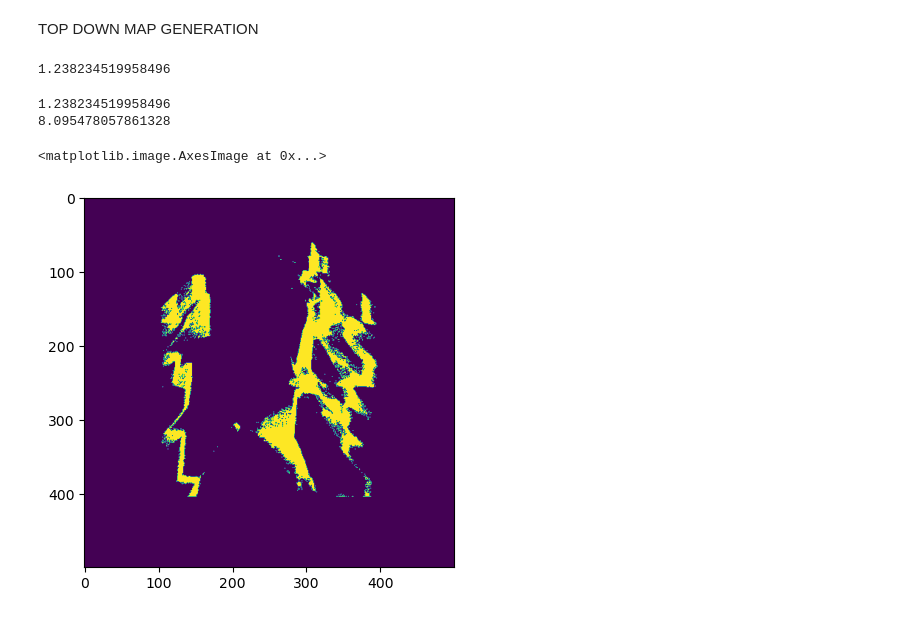
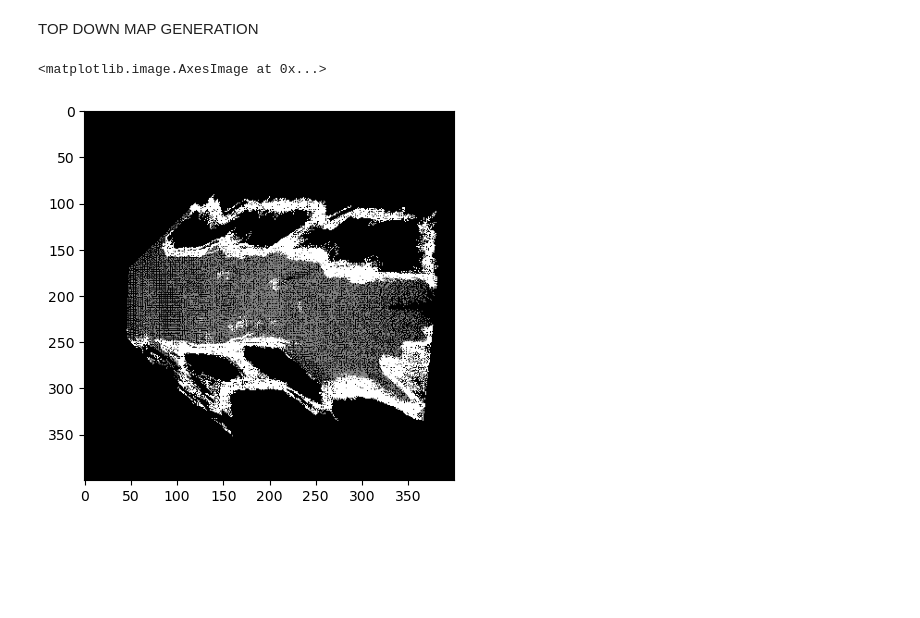
Before and after one commit to shaantanu314/small-object-detection, a Jupyter notebook: parse_rosbag.ipynb, the cells around one changed output. Cells and saved outputs as stored; diff of their text form; code cells hidden in the pictures; blank space fills up the shorter version.

```diff
--- a/parse_rosbag.ipynb
+++ b/parse_rosbag.ipynb
@@ -295,7 +309,7 @@ print(np.mean(np.array(floor_pcd.points)[:,1]))
 -1.0590188127292328
 -0.3724166771893857
 # %%
-pcd = o3d.io.read_point_cloud('/media/god-particle/DA48D0B148D08D9F/shaantanu_honours/data/pcd/point_cloud.pcd')
+pcd = o3d.io.read_point_cloud('/media/god-particle/DA48D0B148D08D9F/shaantanu_honours/data/pcd/rtabmap_pcd.pcd')
 # %% [markdown]
 ### Results
 # %%
@@ -317,16 +341,22 @@ TOP DOWN MAP GENERATION
 # %%
 points = np.array(pcd.points)
 colors = np.array(pcd.colors)
+
+floorpoints = np.array(pcd.points)
+floorcolors = np.array(pcd.colors)
+
 points[:,1] *= -1
 # idx = np.where((points[:,1] >0.1) & (points[:,1] < 1.5) )[0]
-idx = np.where((points[:,1] > -0.3) )[0]
-
+idx = np.where((points[:,2] > -0.13) )[0]
+floor_idx = np.where((points[:,2] <= -0.1) )[0]
 # print(idx)
 # print(points[[idx]])
+floorpoints = points[floor_idx]
+floorcolors = colors[floor_idx]
 points = points[idx]
 colors = colors[idx]
 
-print(np.min(points[:,2]))
+
 
 
 # # print(points.shape)
@@ -335,33 +365,36 @@ print(np.min(points[:,2]))
 # pcd_test.points = o3d.utility.Vector3dVector(points)
 # pcd_test.colors = o3d.utility.Vector3dVector(colors)
 # o3d.visualization.draw_geometries([pcd_test])
-# %% [output]
-1.238234519958496
 # %%
-MAP_W = 500
-MAP_H = 500
+MAP_W = 400
+MAP_H = 400
 PAD = 0
-S = 0.02
+S = 0.03
-# %%
-print(np.min(points2D[:,1]))
-print(np.max(points2D[:,1]))
-# %% [output]
-1.238234519958496
-8.095478057861328
 # %%
 map = np.zeros((MAP_H,MAP_W))
-points2D = np.array([points[:,0],points[:,2]]).T
+points2D = np.array([points[:,0],points[:,1]]).T
+floor2D = np.array([floorpoints[:,0],floorpoints[:,1]]).T
+
+
+for point in floor2D:
+    px = point[0]
+    py = point[1]
+
+    indx = int(px/S) + PAD
+    indy = int(py/S) + PAD + MAP_H//2
+
+    map[indy,indx] = 0.5
 
 for point in points2D:
     px = point[0]
     py = point[1]
 
-    indx = int(px/S) + PAD + MAP_W//2
-    indy = int(py/S) + PAD
+    indx = int(px/S) + PAD
+    indy = int(py/S) + PAD + MAP_H//2
 
     map[indy,indx] = 1
 # %%
-plt.imshow(map)
+plt.imshow(map,cmap='gray')
 # %% [output]
 <matplotlib.image.AxesImage at 0x...>
-[figure, old version]
+[figure, new version]
```
Also changed, not shown: parts of 3 cells of this notebook, 1 other file.
